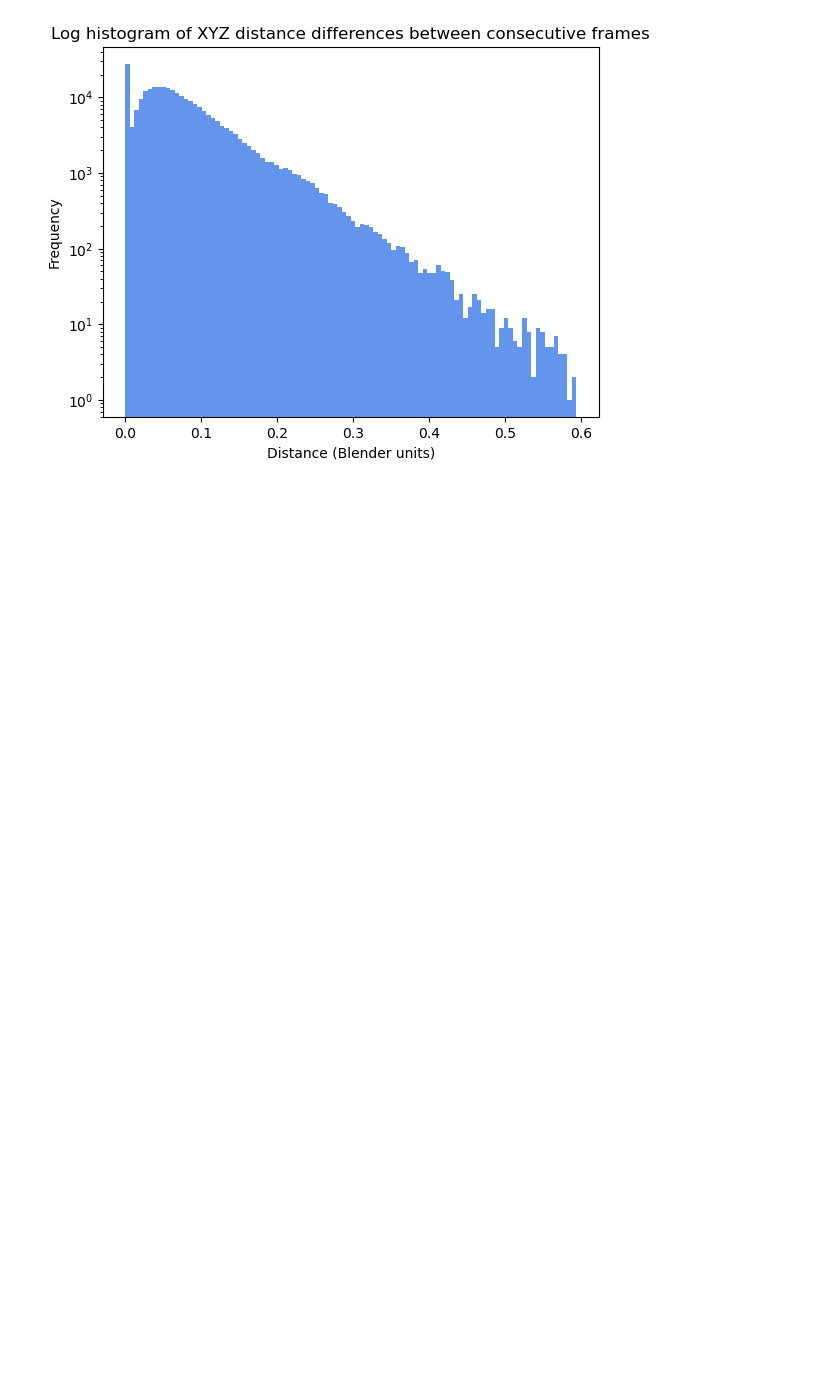
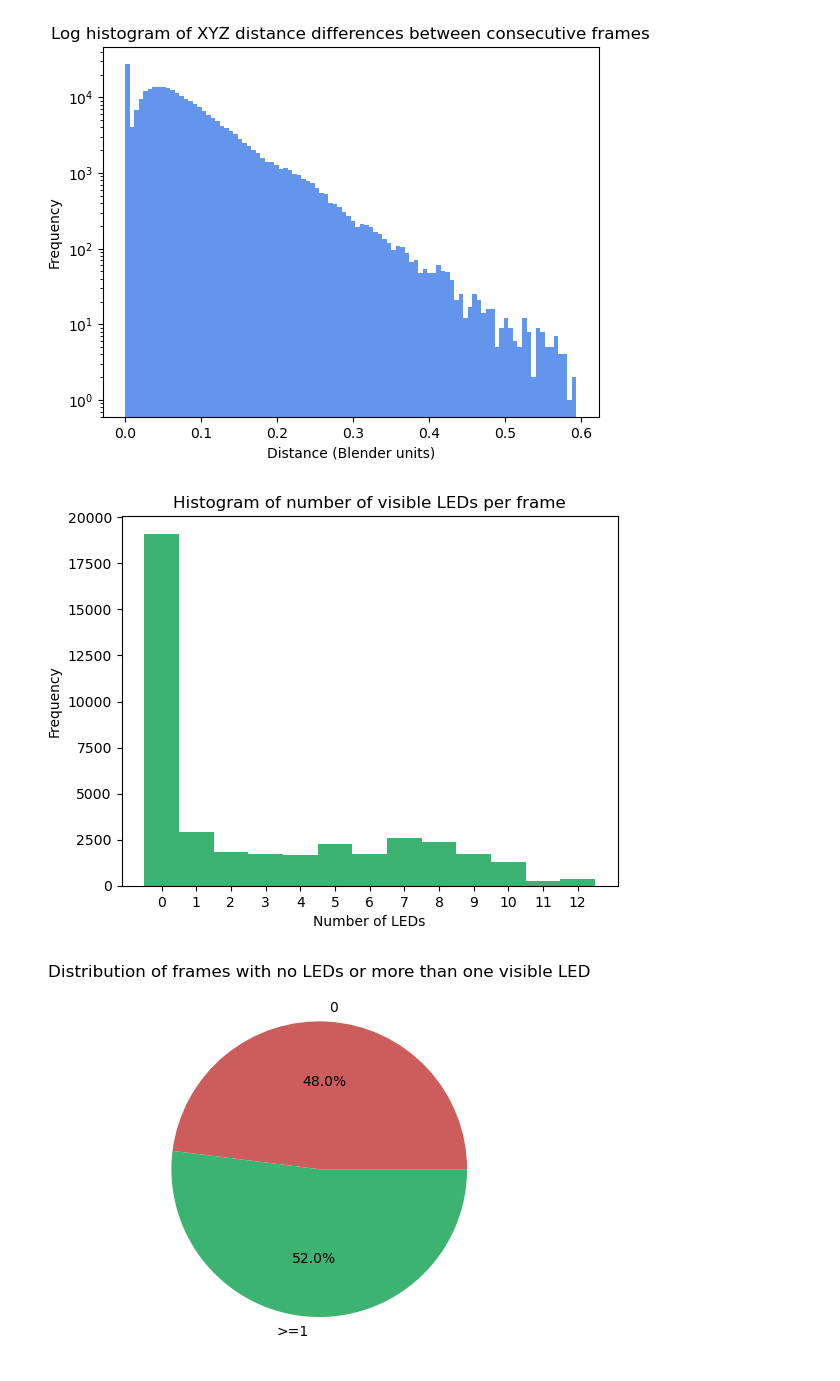
Before and after one commit to ArnaudPoletto/logitech-blender-stylus, a Jupyter notebook: notebooks/led_location_analysis.ipynb, the cells around one changed output. Saved outputs shown, nothing was run; the diff lists cells and outputs as text; code cells hidden in the pictures; blank space fills up the shorter version.

```diff
--- a/notebooks/led_location_analysis.ipynb
+++ b/notebooks/led_location_analysis.ipynb
@@ -278,3 +278,36 @@ plt.show()
 # %% [output]
 [figure]
 [figure]
+# %%
+# Get histogram of n_LEDS that are not occluded and not out of frame
+n_leds_per_frame = []
+for frame_data in frame_data_iterator(show_progress=True):
+    n_leds = sum(
+        1 for led_data in frame_data["leds"].values()
+        if not led_data["is_occluded"] and not (led_data["u"] < 0 or led_data["u"] > 1 or led_data["v"] < 0 or led_data["v"] > 1)
+    )
+    n_leds_per_frame.append(n_leds)
+
+# Separate in 0 and more than 1 as camembert
+n_leds_0 = sum(1 for n_leds in n_leds_per_frame if n_leds == 0)
+n_leds_more_than_1 = sum(1 for n_leds in n_leds_per_frame if n_leds >= 1)
+
+# Histogram of n_LEDS that are not occluded and not out of frame
+max_leds = max(n_leds_per_frame)
+bin_edges = [x - 0.5 for x in range(max_leds + 2)]
+plt.figure()
+plt.hist(n_leds_per_frame, bins=bin_edges, color="mediumseagreen")
+plt.title("Histogram of number of visible LEDs per frame")
+plt.xlabel("Number of LEDs")
+plt.ylabel("Frequency")
+plt.xticks(range(max_leds + 1))  # Ensure x-axis labels are integers
+plt.show()
+
+# Pie chart of n_LEDS that are not occluded and not out of frame
+plt.figure()
+plt.pie([n_leds_0, n_leds_more_than_1], labels=["0", ">=1"], autopct="%1.1f%%", colors=["indianred", "mediumseagreen"])
+plt.title("Distribution of frames with no LEDs or more than one visible LED")
+plt.show()
+# %% [output]
+[figure, added]
+[figure, added]
```
Also changed, not shown: parts of 1 cell of this notebook, 1 other file.
